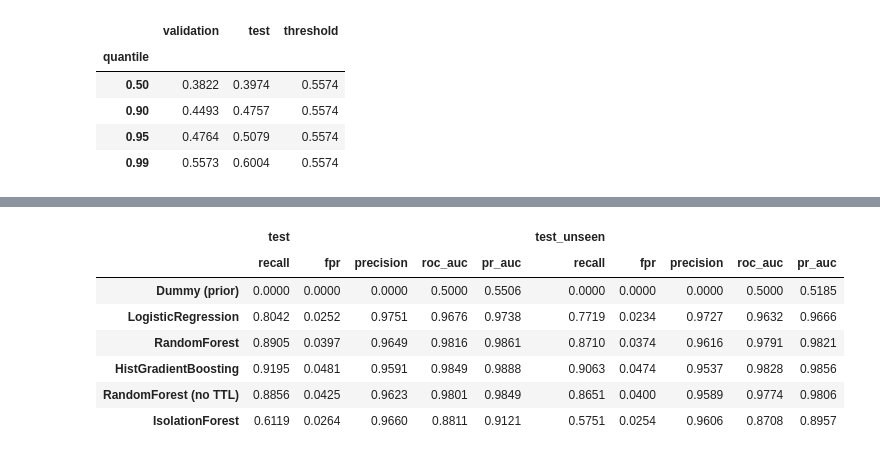
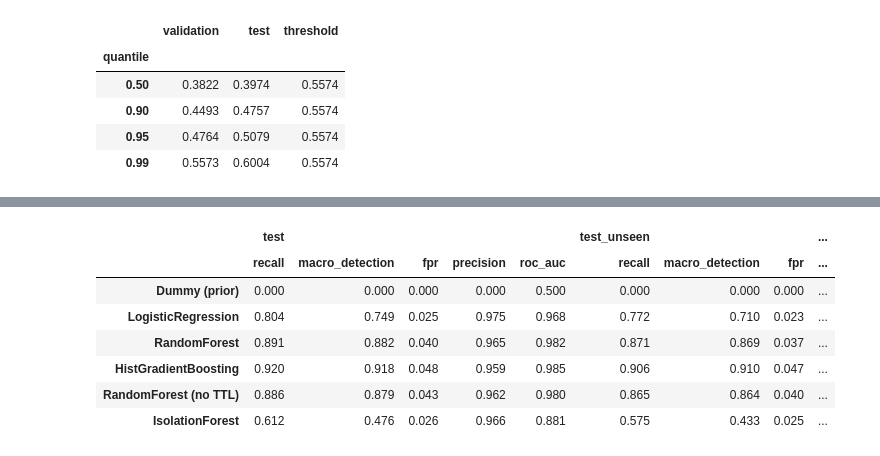
Before and after one commit to ZiGabiZi/Anomaly-detection-in-Network-traffic-using-ML, a Jupyter notebook: notebooks/03_anomaly.ipynb, the cells around one changed output, grey strips where cells are left out. Saved outputs shown, nothing was run; the diff lists cells and outputs as text; code cells hidden in the pictures.

```diff
--- a/notebooks/03_anomaly.ipynb
+++ b/notebooks/03_anomaly.ipynb
@@ -158,12 +162,12 @@ All binary models in `results.json`, threshold at 1% FPR on validation for each.
 # %%
-cols = ["recall", "fpr", "precision", "roc_auc", "pr_auc"]
-pd.concat({subset: results_table("binary", subset, cols) for subset in ["test", "test_unseen"]}, axis=1).round(4)
+cols = ["recall", "macro_detection", "fpr", "precision", "roc_auc"]
+pd.concat({subset: results_table("binary", subset, cols) for subset in ["test", "test_unseen", "test_distinct"]}, axis=1).round(3)
 # %% [output]
-|  | test |  |  |  |  | test_unseen |  |  |  |  |
-|  | recall | fpr | precision | roc_auc | pr_auc | recall | fpr | precision | roc_auc | pr_auc |
-| Dummy (prior) | 0.0000 | 0.0000 | 0.0000 | 0.5000 | 0.5506 | 0.0000 | 0.0000 | 0.0000 | 0.5000 | 0.5185 |
-| LogisticRegression | 0.8042 | 0.0252 | 0.9751 | 0.9676 | 0.9738 | 0.7719 | 0.0234 | 0.9727 | 0.9632 | 0.9666 |
-| RandomForest | 0.8905 | 0.0397 | 0.9649 | 0.9816 | 0.9861 | 0.8710 | 0.0374 | 0.9616 | 0.9791 | 0.9821 |
-| HistGradientBoosting | 0.9195 | 0.0481 | 0.9591 | 0.9849 | 0.9888 | 0.9063 | 0.0474 | 0.9537 | 0.9828 | 0.9856 |
-| RandomForest (no TTL) | 0.8856 | 0.0425 | 0.9623 | 0.9801 | 0.9849 | 0.8651 | 0.0400 | 0.9589 | 0.9774 | 0.9806 |
-| IsolationForest | 0.6119 | 0.0264 | 0.9660 | 0.8811 | 0.9121 | 0.5751 | 0.0254 | 0.9606 | 0.8708 | 0.8957 |
+|  | test |  |  |  |  | test_unseen |  |  | ... |
+|  | recall | macro_detection | fpr | precision | roc_auc | recall | macro_detection | fpr | ... |
+| Dummy (prior) | 0.000 | 0.000 | 0.000 | 0.000 | 0.500 | 0.000 | 0.000 | 0.000 | ... |
+| LogisticRegression | 0.804 | 0.749 | 0.025 | 0.975 | 0.968 | 0.772 | 0.710 | 0.023 | ... |
+| RandomForest | 0.891 | 0.882 | 0.040 | 0.965 | 0.982 | 0.871 | 0.869 | 0.037 | ... |
+| HistGradientBoosting | 0.920 | 0.918 | 0.048 | 0.959 | 0.985 | 0.906 | 0.910 | 0.047 | ... |
+| RandomForest (no TTL) | 0.886 | 0.879 | 0.043 | 0.962 | 0.980 | 0.865 | 0.864 | 0.040 | ... |
+| IsolationForest | 0.612 | 0.476 | 0.026 | 0.966 | 0.881 | 0.575 | 0.433 | 0.025 | ... |
```
Also changed, not shown: parts of 12 cells of this notebook, 8 other files.
